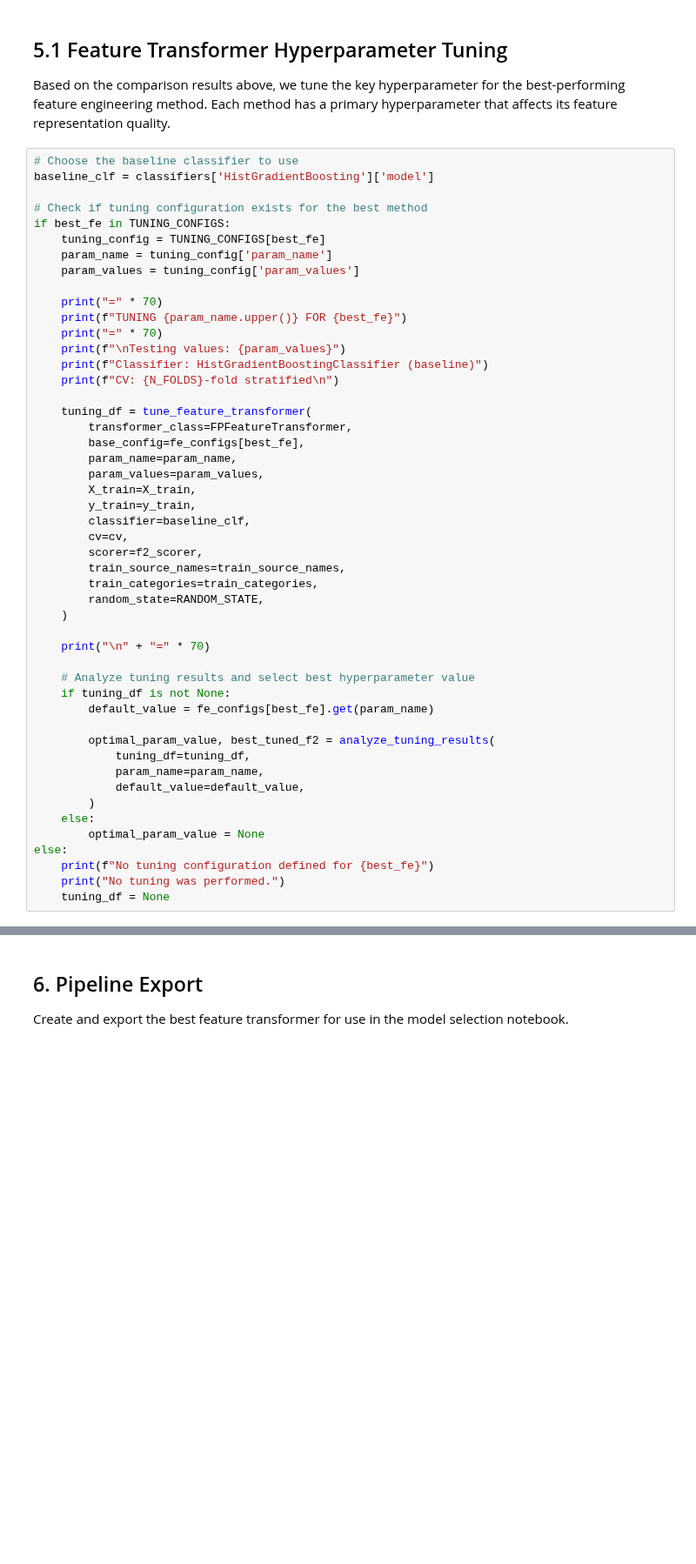
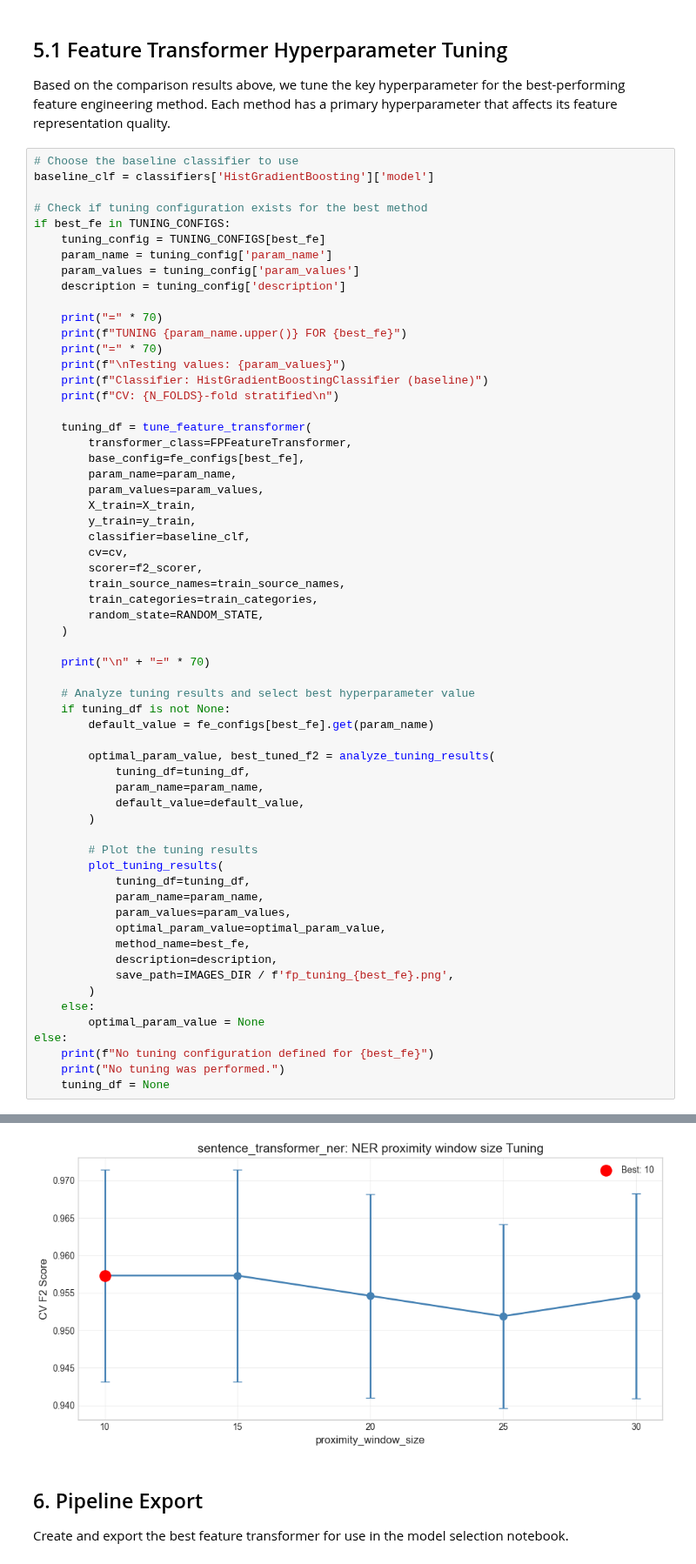
Before and after one commit to frederick-douglas-pearce/sportswear-esg-news-classifier, a Jupyter notebook: notebooks/fp1_EDA_FE.ipynb, the cells around one changed output, grey strips where cells are left out. Shown at 87% size. Drawn from its saved outputs; the diff is of its cells as text; blank space fills up the shorter version.

```diff
--- a/notebooks/fp1_EDA_FE.ipynb
+++ b/notebooks/fp1_EDA_FE.ipynb
@@ -698,6 +702,7 @@ if best_fe in TUNING_CONFIGS:
     tuning_config = TUNING_CONFIGS[best_fe]
     param_name = tuning_config['param_name']
     param_values = tuning_config['param_values']
+    description = tuning_config['description']
 
     print("=" * 70)
     print(f"TUNING {param_name.upper()} FOR {best_fe}")
@@ -732,6 +737,17 @@ if best_fe in TUNING_CONFIGS:
             param_name=param_name,
             default_value=default_value,
         )
+
+        # Plot the tuning results
+        plot_tuning_results(
+            tuning_df=tuning_df,
+            param_name=param_name,
+            param_values=param_values,
+            optimal_param_value=optimal_param_value,
+            method_name=best_fe,
+            description=description,
+            save_path=IMAGES_DIR / f'fp_tuning_{best_fe}.png',
+        )
     else:
         optimal_param_value = None
 else:
@@ -759,3 +775,4 @@ Best CV F2: 0.9573
+[figure, added]
 # %% [markdown]
 ## 6. Pipeline Export
 
```
Also changed, not shown: parts of 5 cells of this notebook, 5 other files.
